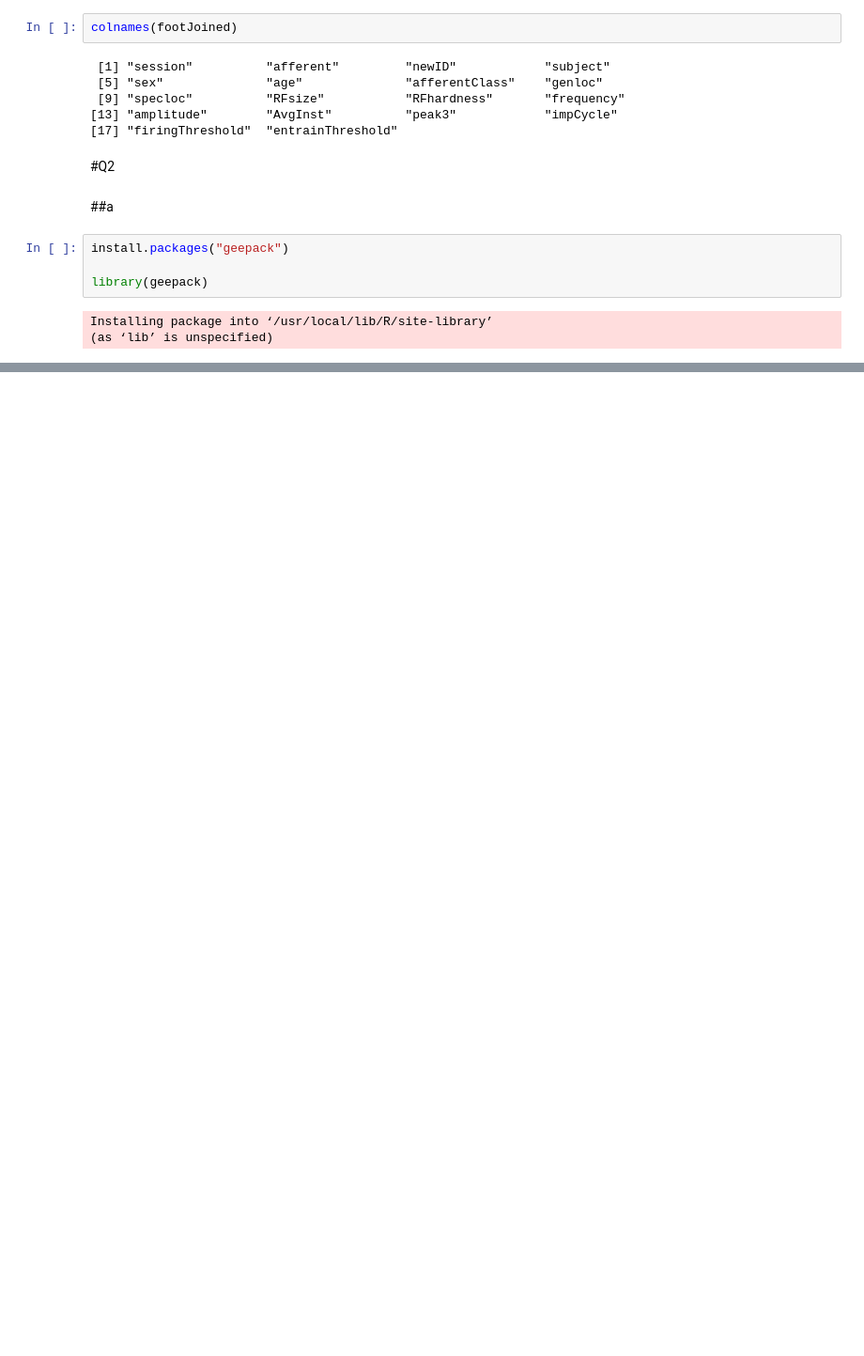
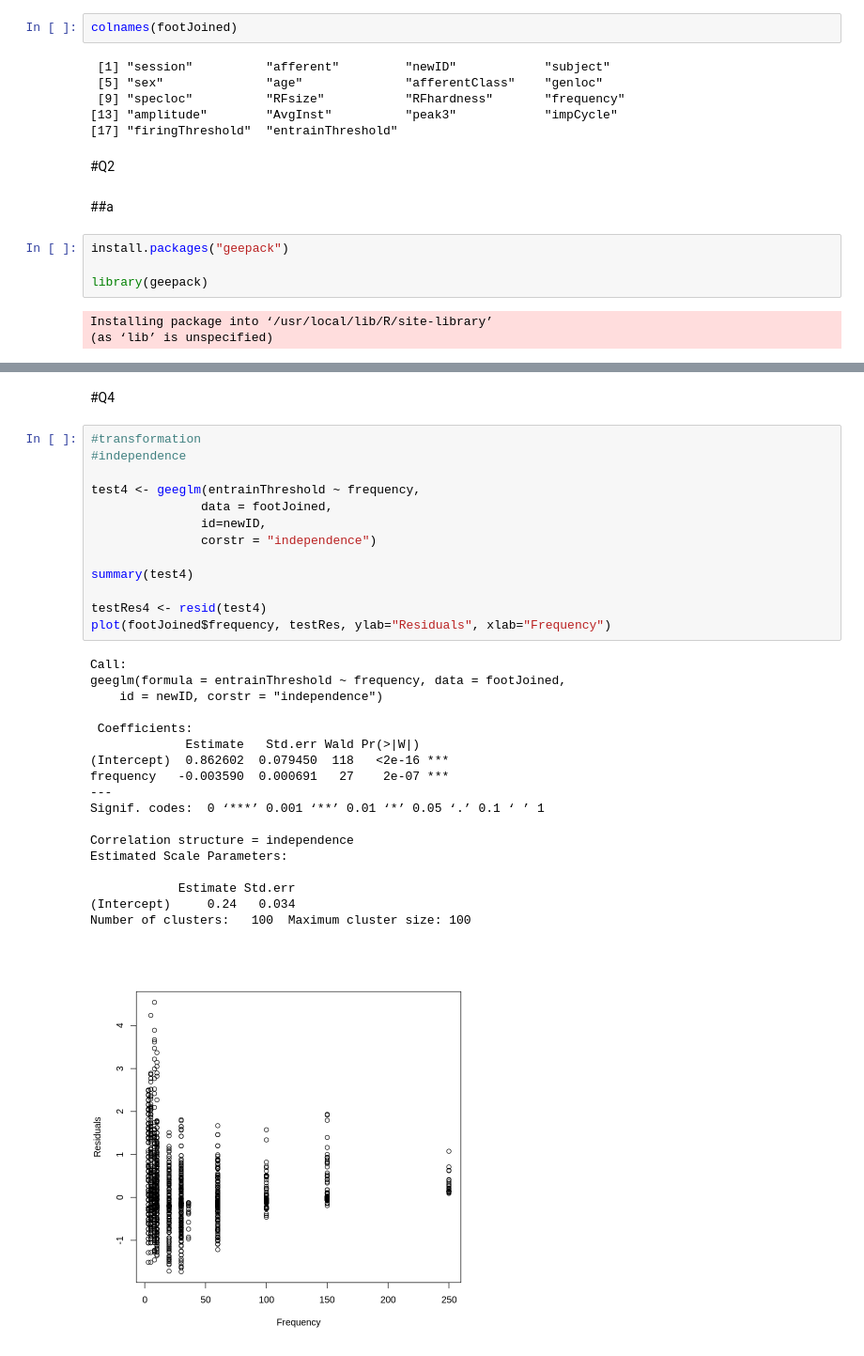
Before and after one commit to havaledar/6200, a Jupyter notebook: A2.ipynb, the cells around one changed output, grey strips where cells are left out. Shown at 94% size. Cells and saved outputs as stored; diff of their text form; blank space fills up the shorter version.

```diff
--- a/A2.ipynb
+++ b/A2.ipynb
@@ -462,0 +526,34 @@ Number of clusters:   52  Maximum cluster size: 108
+# %% [markdown]
+#Q4
+# %%
+#transformation
+#independence
+
+test4 <- geeglm(entrainThreshold ~ frequency,
+               data = footJoined,
+               id=newID,
+               corstr = "independence")
+
+summary(test4)
+
+testRes4 <- resid(test4)
+plot(footJoined$frequency, testRes, ylab="Residuals", xlab="Frequency")
+# %% [output]
+Call:
+geeglm(formula = entrainThreshold ~ frequency, data = footJoined,
+    id = newID, corstr = "independence")
+
+ Coefficients:
+             Estimate   Std.err Wald Pr(>|W|)
+(Intercept)  0.862602  0.079450  118   <2e-16 ***
+frequency   -0.003590  0.000691   27    2e-07 ***
+---
+Signif. codes:  0 ‘***’ 0.001 ‘**’ 0.01 ‘*’ 0.05 ‘.’ 0.1 ‘ ’ 1
+
+Correlation structure = independence
+Estimated Scale Parameters:
+
+            Estimate Std.err
+(Intercept)     0.24   0.034
+Number of clusters:   100  Maximum cluster size: 100
+[figure, added]
```
Also changed, not shown: parts of 11 cells of this notebook.
